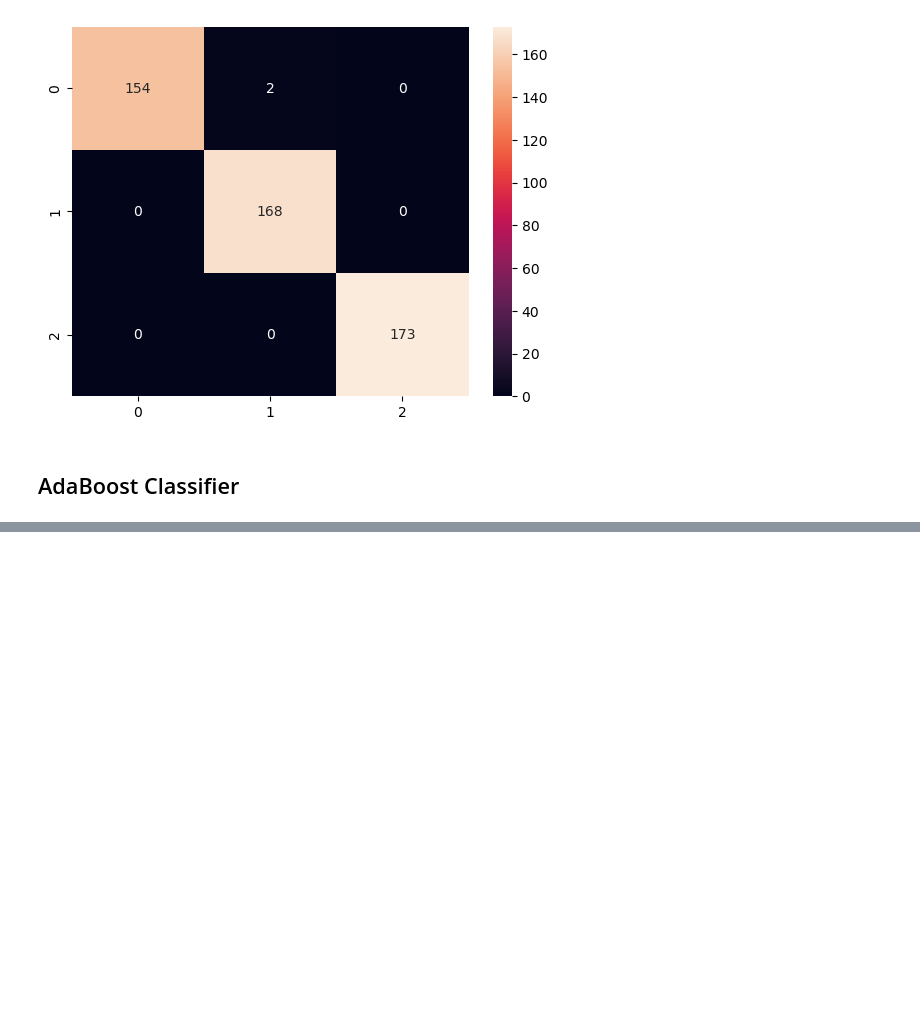
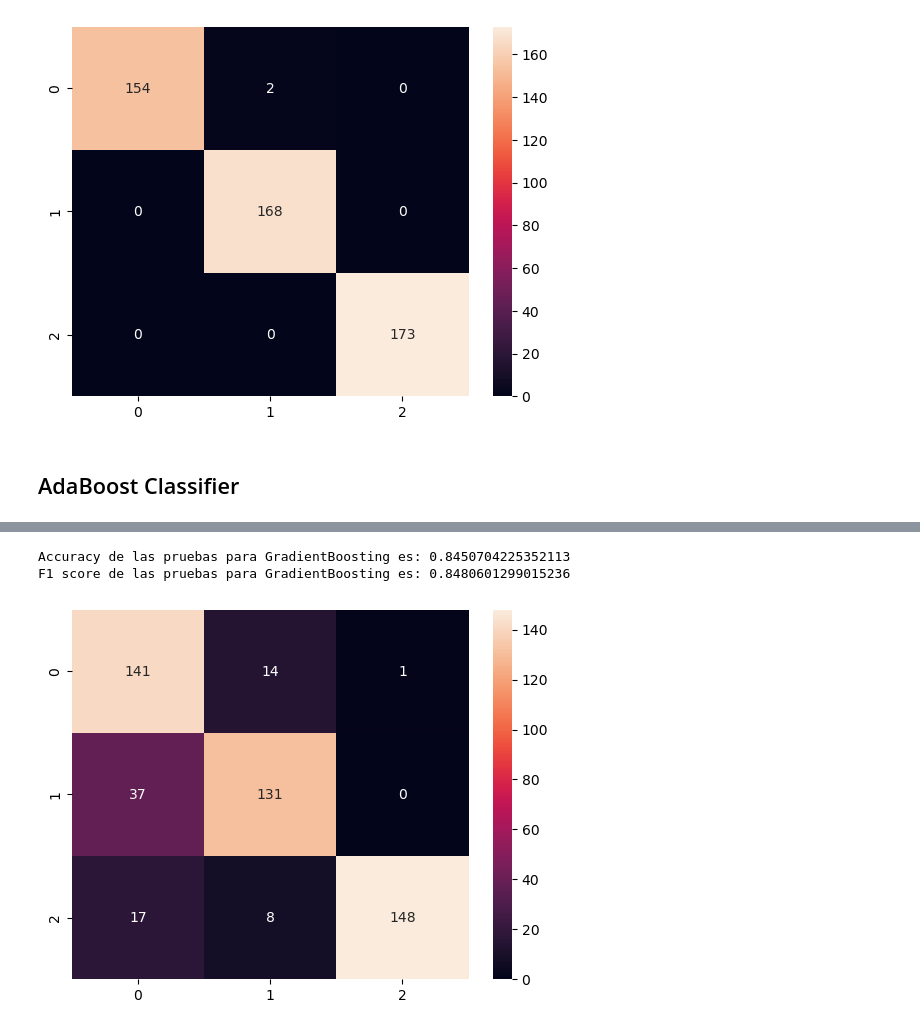
Before and after one commit to SGiraldoZ/talleres_cientifica, a Jupyter notebook: taller_2/taller2_medicina_CC.ipynb, the cells around one changed output, grey strips where cells are left out. Drawn from its saved outputs; the diff is of its cells as text; code cells hidden in the pictures; blank space fills up the shorter version.

```diff
--- a/taller_2/taller2_medicina_CC.ipynb
+++ b/taller_2/taller2_medicina_CC.ipynb
@@ -682,0 +768,14 @@ ValueError: Invalid parameter 'max_depth' for estimator AdaBoostClassifier(rando
+# %%
+y_pred_test_final_7 = modelo_7_final.predict(x_test)
+accuracy_test_7_final = accuracy_score(y_test, y_pred_test_final_7)
+matrix_test_7_final = confusion_matrix(y_test, y_pred_test_final_7)
+f1_test_7_final = f1_score(y_test, y_pred_test_final_7, average='weighted')
+# %%
+print(f'Accuracy de las pruebas para GradientBoosting es: {accuracy_test_7_final}')
+print(f'F1 score de las pruebas para GradientBoosting es: {f1_test_7_final}')
+sb.heatmap(matrix_test_7_final, annot = True, fmt = 'd')
+plt.show()
+# %% [output]
+Accuracy de las pruebas para GradientBoosting es: 0.8450704225352113
+F1 score de las pruebas para GradientBoosting es: 0.8480601299015236
+[figure, added]
```
Also changed, not shown: parts of 47 cells of this notebook.
